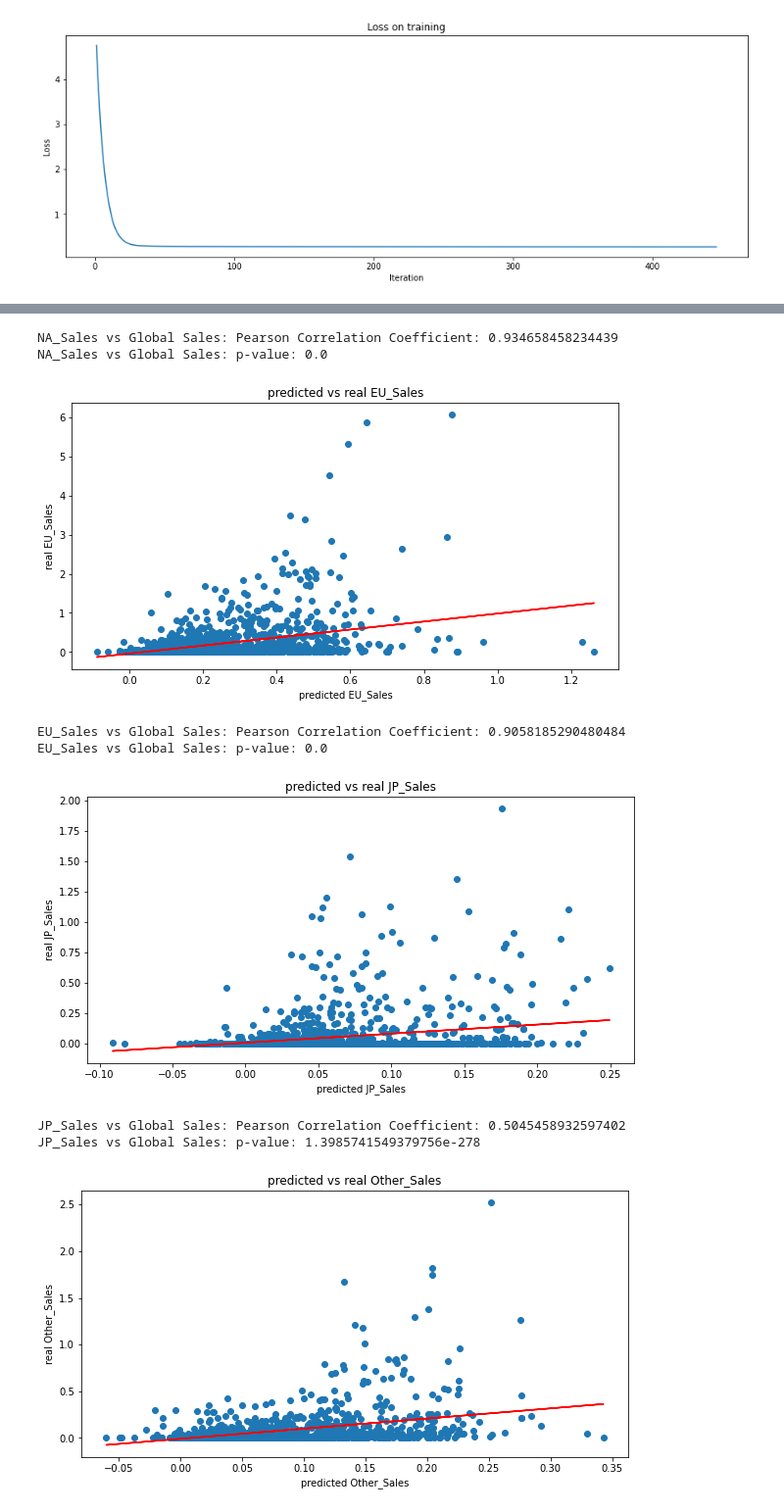
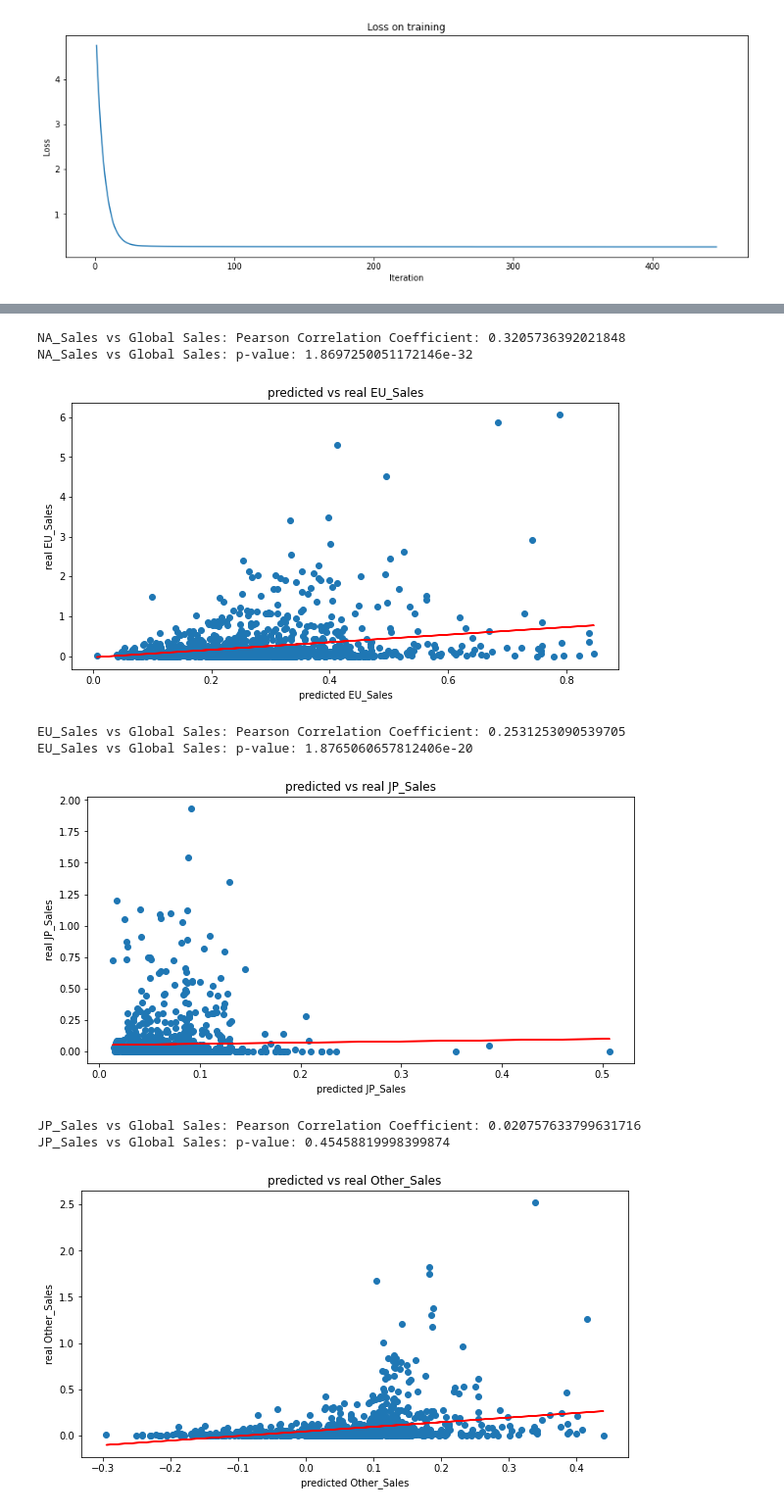
Before and after one commit to jurhs2000/ai-proyecto, a Jupyter notebook: proyecto.ipynb, the cells around one changed output, grey strips where cells are left out. Shown: that part at 98% size. Drawn from its saved outputs; the diff is of its cells as text; code cells hidden in the pictures.

Commit message:
fix: pearson on results

```diff
--- a/proyecto.ipynb
+++ b/proyecto.ipynb
@@ -356,7 +356,7 @@ print(x_test.shape, y_test.shape)
 hidden_layers = (800, 1000, 500, 250, 100)
 activation = 'relu'
 lri = 0.000001
-tol = 0.000001
+tol = 0.001
 max_iter = 100000
 
 rna_model = MLPRegressor(hidden_layer_sizes=hidden_layers, activation=activation, learning_rate_init=lri, max_iter=max_iter, verbose=True, random_state=0, tol=tol)
@@ -425,7 +425,7 @@ for i in graphVars:
     plt.xlabel('predicted {}'.format(i))
     plt.ylabel('real {}'.format(i))
     plt.show()
-    pearson_coef, p_value = pearsonr(games_meta_sales[i], games_meta_sales['Global_Sales'])
+    pearson_coef, p_value = pearsonr(y_pred[:, graphVars.index(i)], y_test[:, graphVars.index(i)])
     print('{} vs Global Sales: Pearson Correlation Coefficient: {}'.format(i, pearson_coef))
     print('{} vs Global Sales: p-value: {}'.format(i, p_value))
 # %% [output]
@@ -433,9 +433,9 @@ for i in graphVars:
-NA_Sales vs Global Sales: Pearson Correlation Coefficient: 0.934658458234439
-NA_Sales vs Global Sales: p-value: 0.0
+NA_Sales vs Global Sales: Pearson Correlation Coefficient: 0.3205736392021848
+NA_Sales vs Global Sales: p-value: 1.8697250051172146e-32
-[figure, old version]
+[figure, new version]
-EU_Sales vs Global Sales: Pearson Correlation Coefficient: 0.9058185290480484
-EU_Sales vs Global Sales: p-value: 0.0
+EU_Sales vs Global Sales: Pearson Correlation Coefficient: 0.2531253090539705
+EU_Sales vs Global Sales: p-value: 1.8765060657812406e-20
-[figure, old version]
+[figure, new version]
-JP_Sales vs Global Sales: Pearson Correlation Coefficient: 0.5045458932597402
-JP_Sales vs Global Sales: p-value: 1.3985741549379756e-278
+JP_Sales vs Global Sales: Pearson Correlation Coefficient: 0.020757633799631716
+JP_Sales vs Global Sales: p-value: 0.45458819998399874
-[figure, old version]
+[figure, new version]
```
Also changed, not shown: parts of 5 cells of this notebook.
